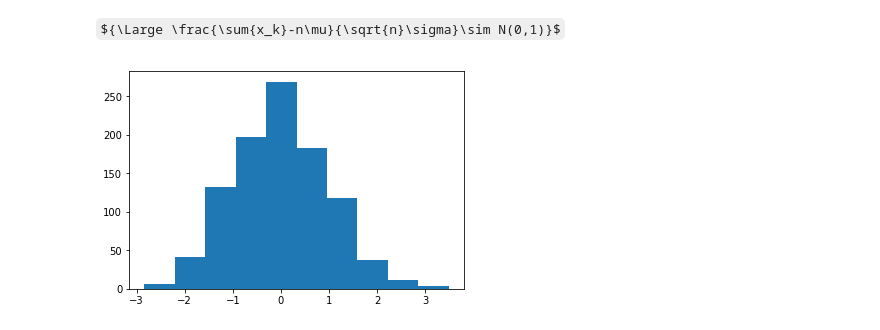
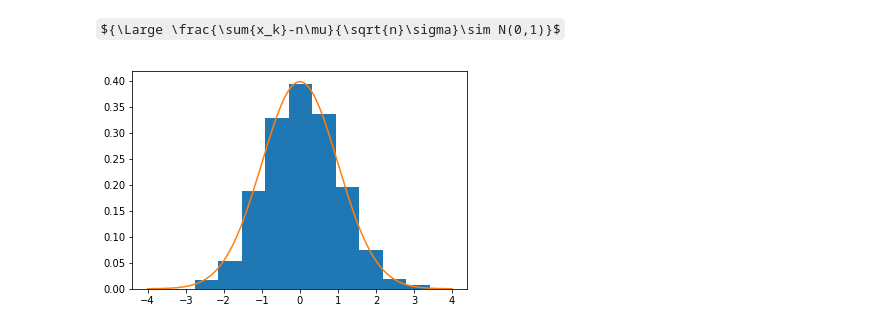
Before and after one commit to lynn0503/Notes-backup, a Jupyter notebook: Probability and Statistics.ipynb, the cells around one changed output. Saved outputs shown, nothing was run; the diff lists cells and outputs as text; code cells hidden in the pictures; some formulas as TeX source.

```diff
--- a/Probability and Statistics.ipynb
+++ b/Probability and Statistics.ipynb
@@ -338,13 +338,15 @@ ${\Large \frac{\sum{x_k}-n\mu}{\sqrt{n}\sigma}\sim N(0,1)}$
 # %%
 # 中心极限定理一般形式，算术平均值的抽样分布逼近正态分布
 y=[]
 n=100
 for i in range(1000):
     re=E.rvs(scale=1,size=n)
     rsum=np.sum(re)
     z=(rsum-n)/np.sqrt(n)
     y.append(z)
-plt.hist(y)
+plt.hist(y,density=True)
+x=np.linspace(-4,4,200)
+plt.plot(x,N.pdf(x))
 plt.show()
 # %% [output]
-[figure, old version]
+[figure, new version]
```
Also changed, not shown: parts of 7 cells of this notebook.
